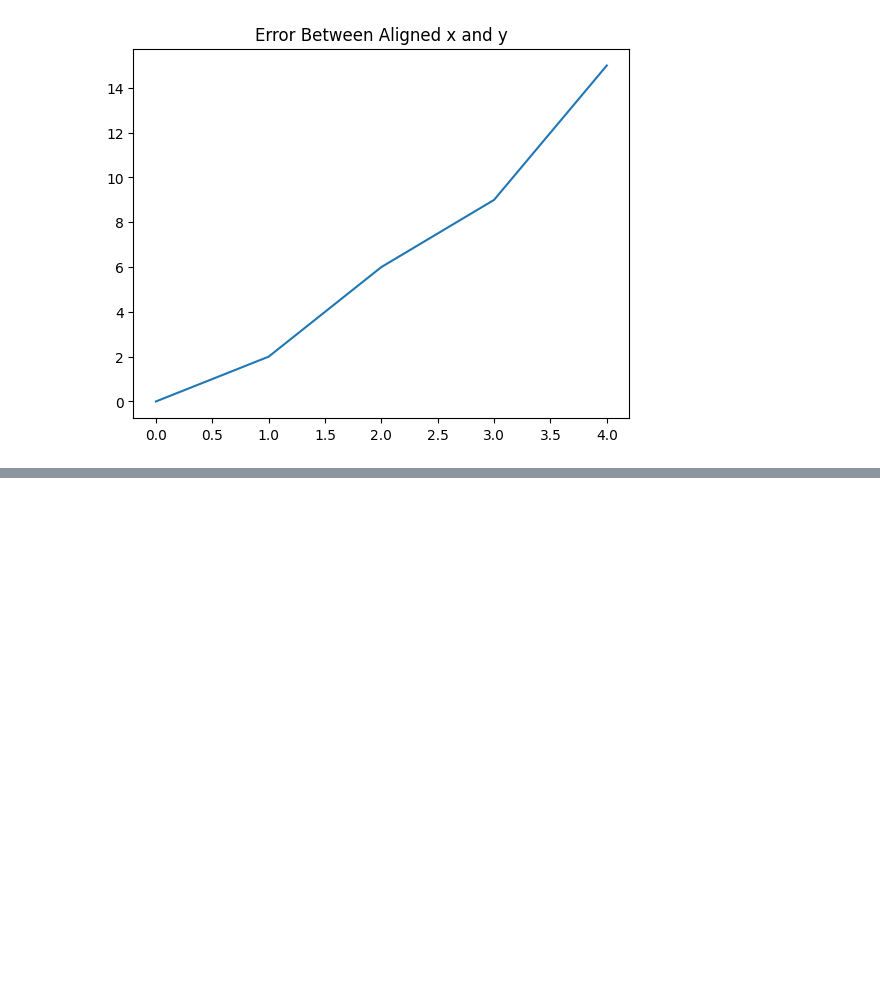
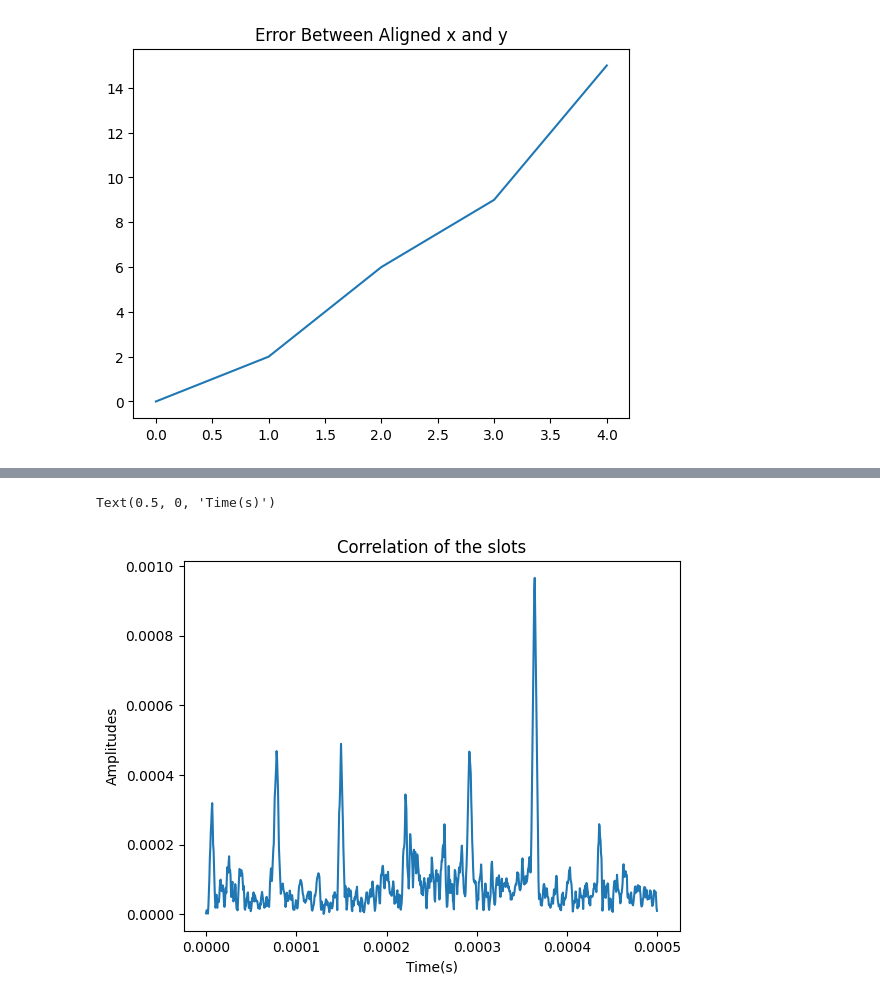
Before and after one commit to EduardoGFilho/DSP_Jupyter_Notebooks, a Jupyter notebook: Correlation.ipynb, the cells around one changed output, grey strips where cells are left out. Cells and saved outputs as stored; diff of their text form; code cells hidden in the pictures; blank space fills up the shorter version.

```diff
--- a/Correlation.ipynb
+++ b/Correlation.ipynb
@@ -314,0 +325,40 @@ Text(0.5, 1.0, 'Error Between Aligned x and y')
+# %%
+from sigmf import SigMFFile, sigmffile
+from scipy.signal import resample_poly
+
+# Load a signal
+filename = './IQ_samples/results_2022_04_02_11_38_46_946.sigmf'
+signal = sigmffile.fromfile(filename)
+x = signal.read_samples().view(np.complex64).flatten()[:-20]
+x = resample_poly(x,192,200)
+Fs = int(1.92e6)
+N = 128
+Lcp = 9
+
+# Take the correlation shifted by N
+corr = np.conj(x[:-N])*x[N:]
+
+# Filter the correlation to eliminate stray peaks. This makes for nicer
+# visualization and a more granular estimation of the delay
+f_corr = np.convolve(corr, np.ones(Lcp, dtype = complex)/Lcp)[Lcp-1:]
+len_slot = int(Fs*0.5e-3)
+n_slots = len(x)//len_slot
+
+# Take an average along every slot
+corr_slot = np.zeros(len_slot, dtype= complex)
+k = 0
+for n in range(n_slots):
+    try:
+        corr_slot += f_corr[n*len_slot:(n+1)*len_slot]
+        k += 1
+    except:
+        break
+
+corr_slot = np.abs(corr_slot/k)
+plt.plot(np.arange(len(corr_slot))/Fs,corr_slot)
+plt.title("Correlation of the slots")
+plt.ylabel("Amplitudes")
+plt.xlabel("Time(s)")
+# %% [output]
+Text(0.5, 0, 'Time(s)')
+[figure, added]
```
Also changed, not shown: parts of 8 cells of this notebook, 8 other files.
